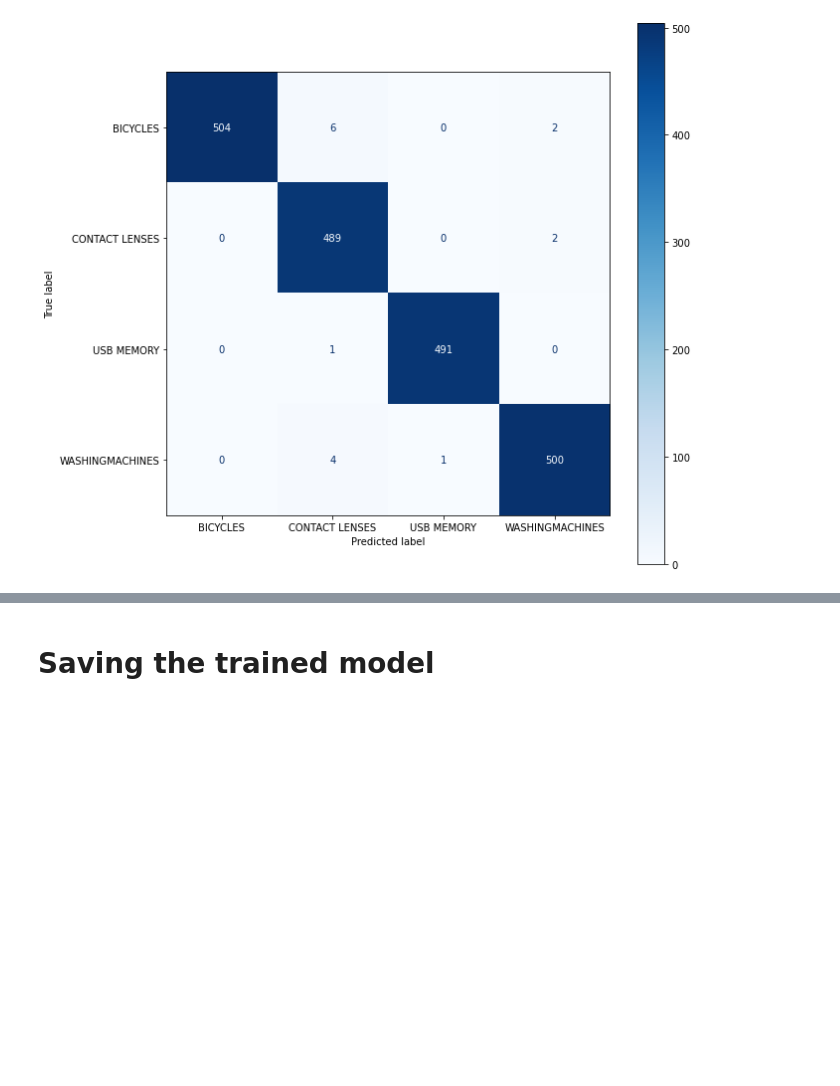
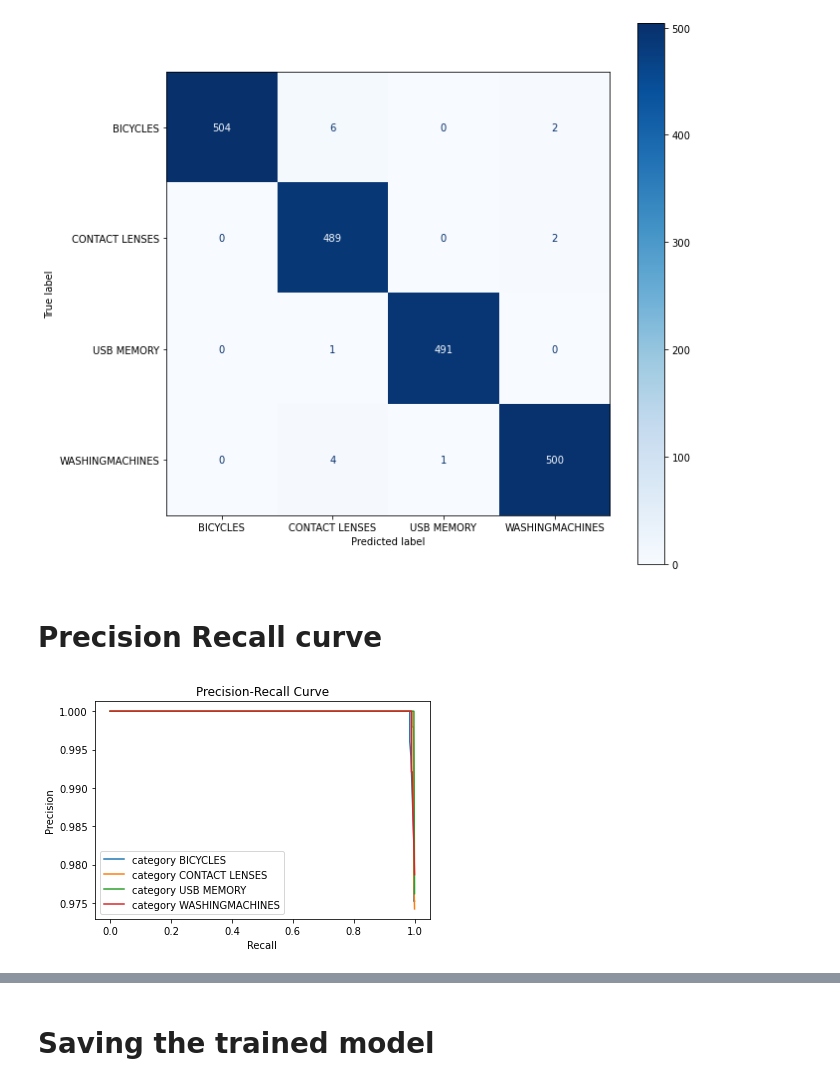
Before and after one commit to sulugodu/Product_category_classification, a Jupyter notebook: training.ipynb, the cells around one changed output, grey strips where cells are left out. Cells and saved outputs as stored; diff of their text form; code cells hidden in the pictures; blank space fills up the shorter version.

```diff
--- a/training.ipynb
+++ b/training.ipynb
@@ -508,3 +483,23 @@ plot_confusion_matrix(naive_grid,x_test,y_test,cmap=plt.cm.Blues,ax=ax)
 plt.show()
 # %% [output]
 [figure]
+# %% [markdown]
+# Precision Recall curve
+# %%
+product_category=naive_grid.classes_
+precision = dict()
+recall = dict()
+y_true_binary = label_binarize(y_true, classes=product_category)
+y_score = naive_grid.predict_proba(x_test)
+for i in range(len(product_category)):
+    precision[i], recall[i],_ = precision_recall_curve(y_true_binary[:,i],y_score[:,i])
+    plt.plot(recall[i], precision[i],label='category {}'.format(product_category[i]))
+
+
+plt.title('Precision-Recall Curve')
+plt.legend()
+plt.ylabel('Precision')
+plt.xlabel('Recall')
+plt.show()
+# %% [output]
+[figure, added]
```
Also changed, not shown: parts of 24 cells of this notebook.
